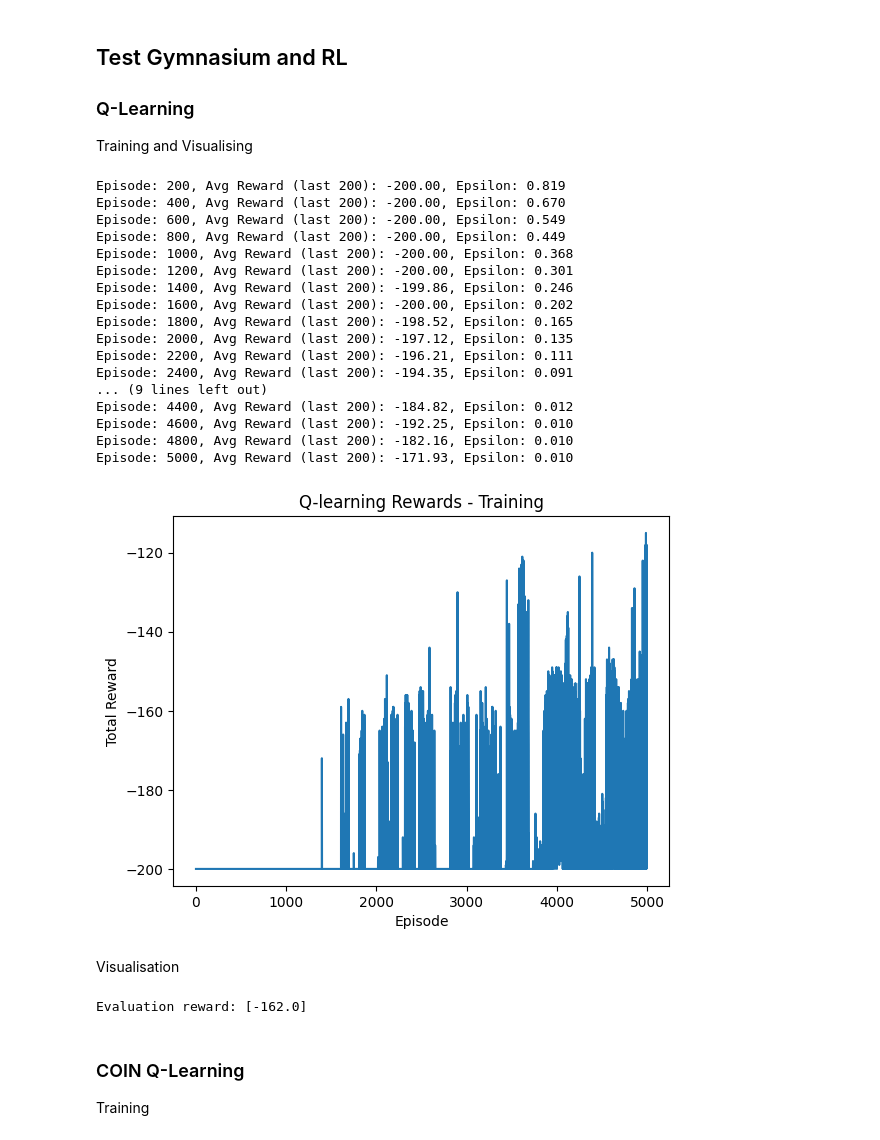
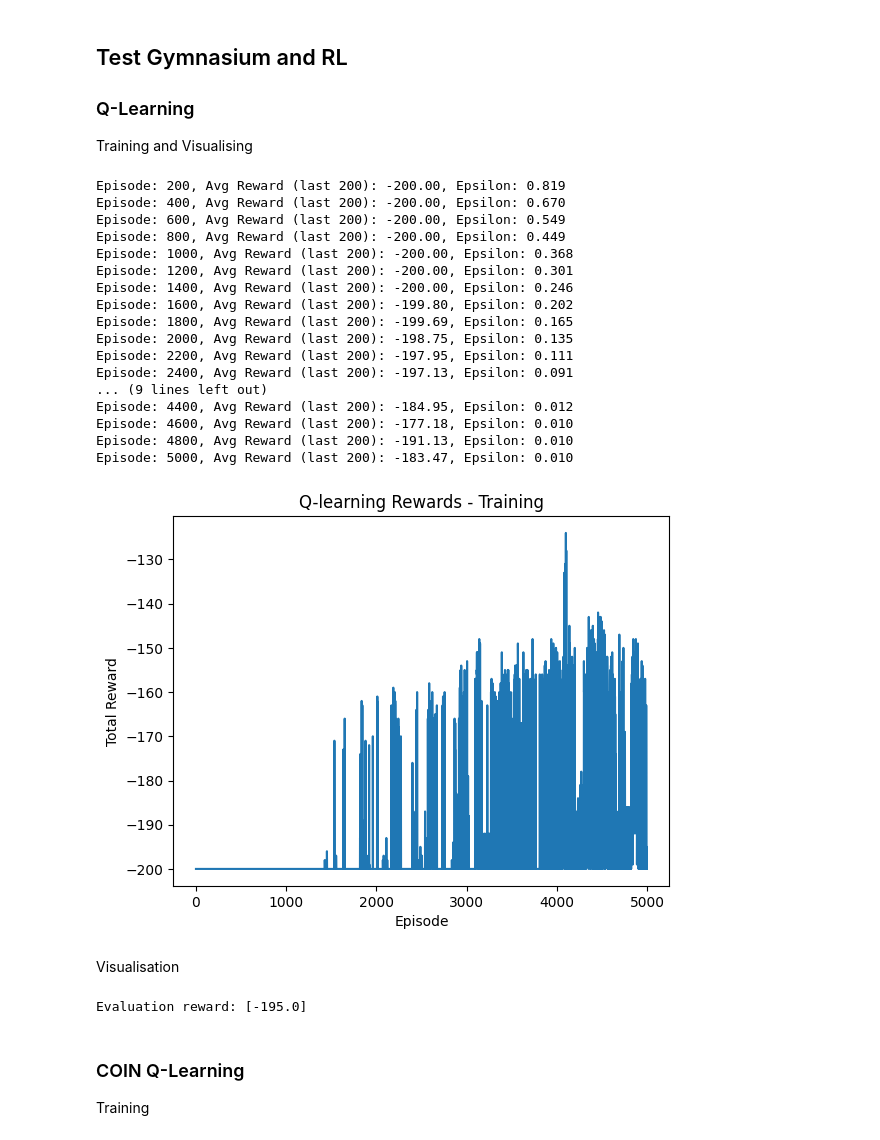
Before and after one commit to RichieRich2569/COINRL, a Jupyter notebook: basics.ipynb, the cells around one changed output. Drawn from its saved outputs; the diff is of its cells as text; code cells hidden in the pictures.

```diff
--- a/basics.ipynb
+++ b/basics.ipynb
@@ -67,46 +202,46 @@ agent = QLearningAgent(
     num_position_bins=30,
     num_velocity_bins=30,
     alpha=0.1,
-    gamma=0.99,
-    epsilon=1.0,
+    gamma=0.95,
+    epsilon=1,
     epsilon_decay=0.999,
     min_epsilon=0.01
 )
 
 # 3. Train the agent
 q_table, training_rewards = agent.train(
     env=env,
     n_episodes=5000,
     max_steps_per_episode=200,
     verbose=True,
     print_freq=200
 )
 
 # 4. Plot the rewards
 plt.plot(training_rewards)
 plt.xlabel("Episode")
 plt.ylabel("Total Reward")
 plt.title("Q-learning Rewards - Training")
 plt.show()
 # %% [output]
 Episode: 200, Avg Reward (last 200): -200.00, Epsilon: 0.819
 Episode: 400, Avg Reward (last 200): -200.00, Epsilon: 0.670
 Episode: 600, Avg Reward (last 200): -200.00, Epsilon: 0.549
 Episode: 800, Avg Reward (last 200): -200.00, Epsilon: 0.449
 Episode: 1000, Avg Reward (last 200): -200.00, Epsilon: 0.368
 Episode: 1200, Avg Reward (last 200): -200.00, Epsilon: 0.301
-Episode: 1400, Avg Reward (last 200): -199.86, Epsilon: 0.246
-Episode: 1600, Avg Reward (last 200): -200.00, Epsilon: 0.202
-Episode: 1800, Avg Reward (last 200): -198.52, Epsilon: 0.165
-Episode: 2000, Avg Reward (last 200): -197.12, Epsilon: 0.135
-Episode: 2200, Avg Reward (last 200): -196.21, Epsilon: 0.111
-Episode: 2400, Avg Reward (last 200): -194.35, Epsilon: 0.091
+Episode: 1400, Avg Reward (last 200): -200.00, Epsilon: 0.246
+Episode: 1600, Avg Reward (last 200): -199.80, Epsilon: 0.202
+Episode: 1800, Avg Reward (last 200): -199.69, Epsilon: 0.165
+Episode: 2000, Avg Reward (last 200): -198.75, Epsilon: 0.135
+Episode: 2200, Avg Reward (last 200): -197.95, Epsilon: 0.111
+Episode: 2400, Avg Reward (last 200): -197.13, Epsilon: 0.091
 ... (9 lines left out)
-Episode: 4400, Avg Reward (last 200): -184.82, Epsilon: 0.012
-Episode: 4600, Avg Reward (last 200): -192.25, Epsilon: 0.010
-Episode: 4800, Avg Reward (last 200): -182.16, Epsilon: 0.010
-Episode: 5000, Avg Reward (last 200): -171.93, Epsilon: 0.010
+Episode: 4400, Avg Reward (last 200): -184.95, Epsilon: 0.012
+Episode: 4600, Avg Reward (last 200): -177.18, Epsilon: 0.010
+Episode: 4800, Avg Reward (last 200): -191.13, Epsilon: 0.010
+Episode: 5000, Avg Reward (last 200): -183.47, Epsilon: 0.010
-[figure, old version]
+[figure, new version]
 # %% [markdown]
 Visualisation
 # %%
@@ -121,7 +256,7 @@ evaluation_rewards = agent.evaluate(
 
 print(f"Evaluation reward: {evaluation_rewards}")
 # %% [output]
-Evaluation reward: [-162.0]
+Evaluation reward: [-195.0]
 # %% [markdown]
 ### COIN Q-Learning
 Training
```
Also changed, not shown: parts of 2 cells of this notebook, 9 other files.
